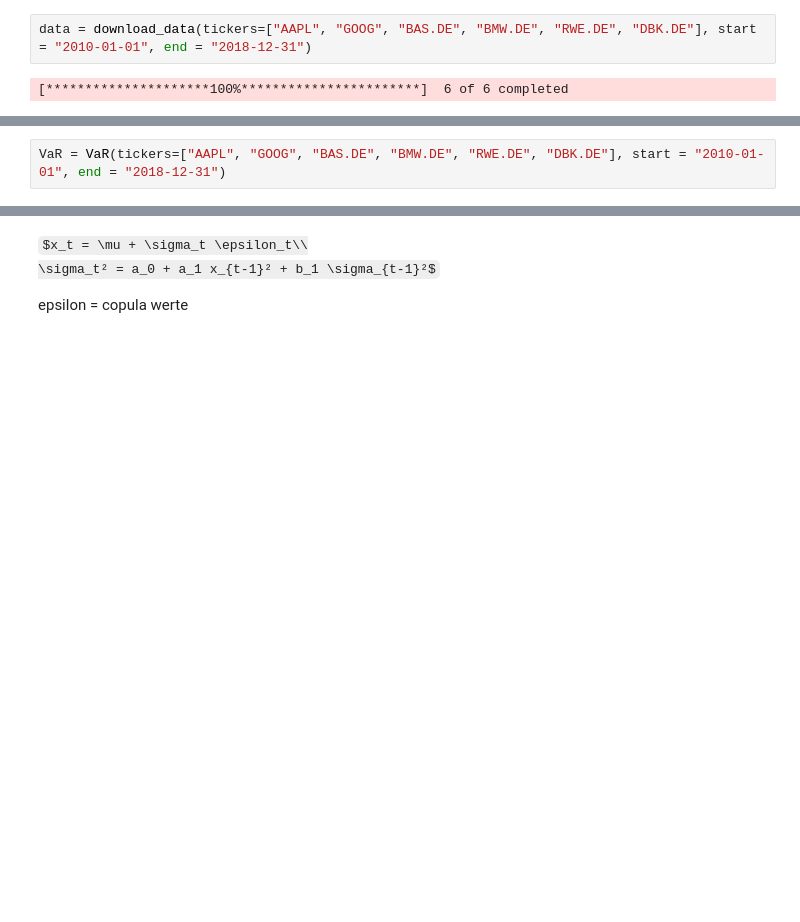
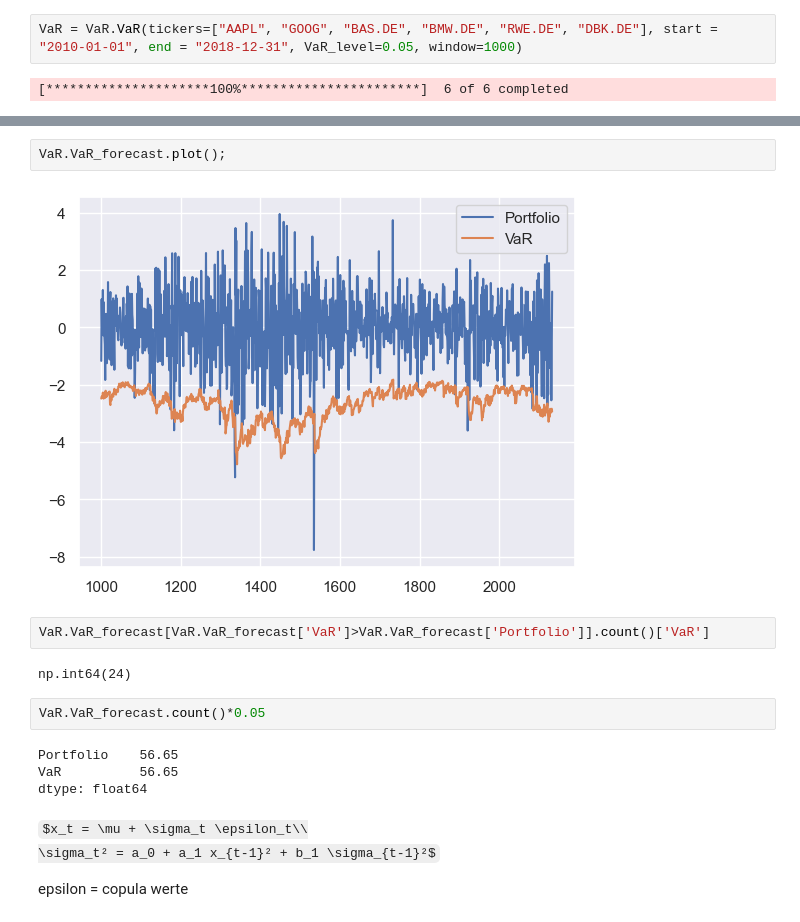
Before and after one commit to memlein/Copula-GARCH-for-Value-at-Risk-Prediction, a Jupyter notebook: VaR.ipynb, the cells around one changed output, grey strips where cells are left out. Drawn from its saved outputs; the diff is of its cells as text; some formulas as TeX source; blank space fills up the shorter version.

```diff
--- a/VaR.ipynb
+++ b/VaR.ipynb
@@ -20,4 +3,4 @@ def download_data(tickers, start, end):
 # %%
-data = download_data(tickers=["AAPL", "GOOG", "BAS.DE", "BMW.DE", "RWE.DE", "DBK.DE"], start = "2010-01-01", end = "2018-12-31")
+VaR = VaR.VaR(tickers=["AAPL", "GOOG", "BAS.DE", "BMW.DE", "RWE.DE", "DBK.DE"], start = "2010-01-01", end = "2018-12-31", VaR_level=0.05, window=1000)
 # %% [output]
 [*********************100%***********************]  6 of 6 completed
@@ -79,2 +6,0 @@ class VaR:
-# %%
-VaR = VaR(tickers=["AAPL", "GOOG", "BAS.DE", "BMW.DE", "RWE.DE", "DBK.DE"], start = "2010-01-01", end = "2018-12-31")
@@ -261,3 +27,17 @@ sns.kdeplot(result['Portfolio'])
+# %%
+VaR.VaR_forecast.plot();
+# %% [output]
+[figure, added]
+# %%
+VaR.VaR_forecast[VaR.VaR_forecast['VaR']>VaR.VaR_forecast['Portfolio']].count()['VaR']
+# %% [output]
+np.int64(24)
+# %%
+VaR.VaR_forecast.count()*0.05
+# %% [output]
+Portfolio    56.65
+VaR          56.65
+dtype: float64
 # %% [markdown]
 $x_t = \mu + \sigma_t \epsilon_t\\
 \sigma_t² = a_0 + a_1 x_{t-1}² + b_1 \sigma_{t-1}²$
```
Also changed, not shown: parts of 23 cells of this notebook.
